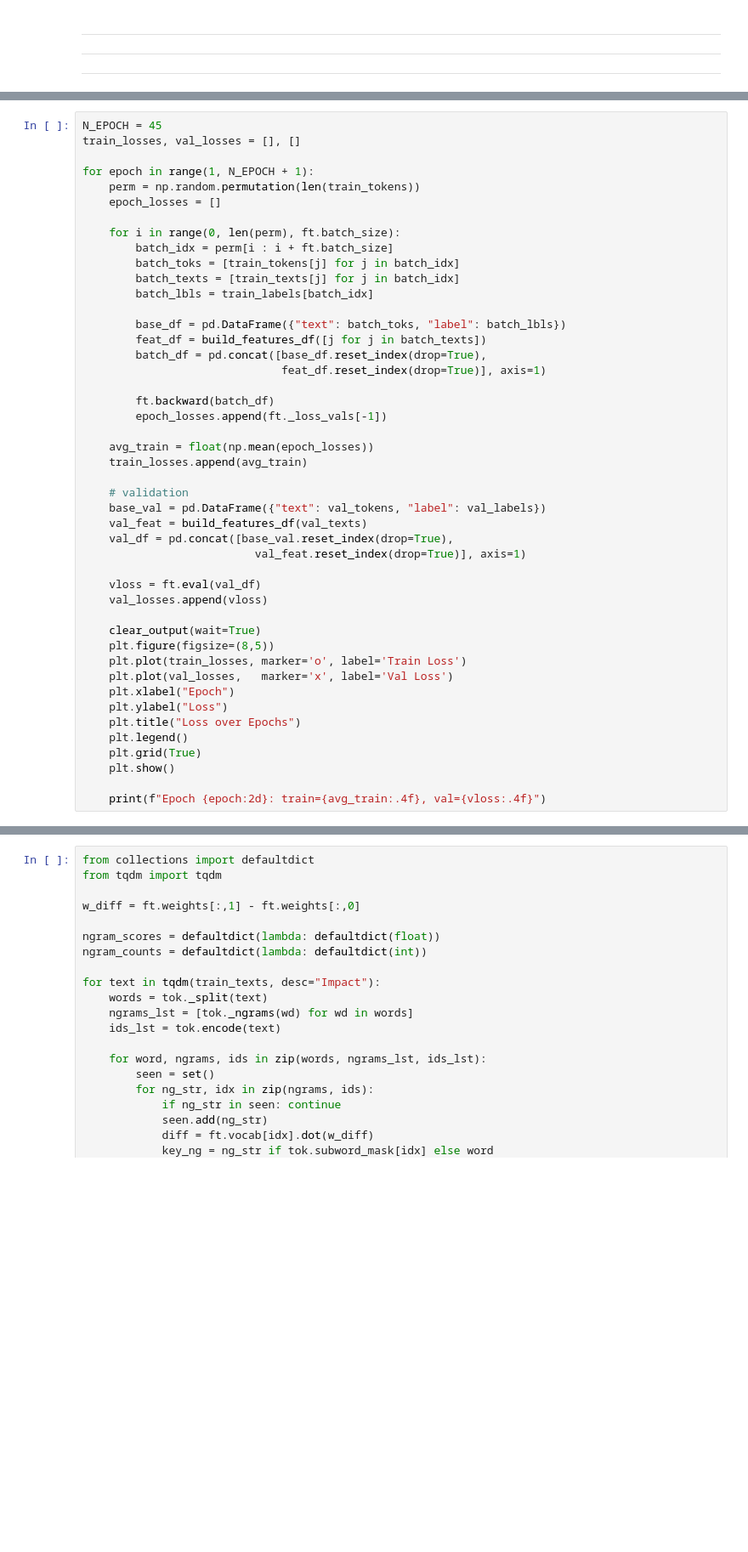
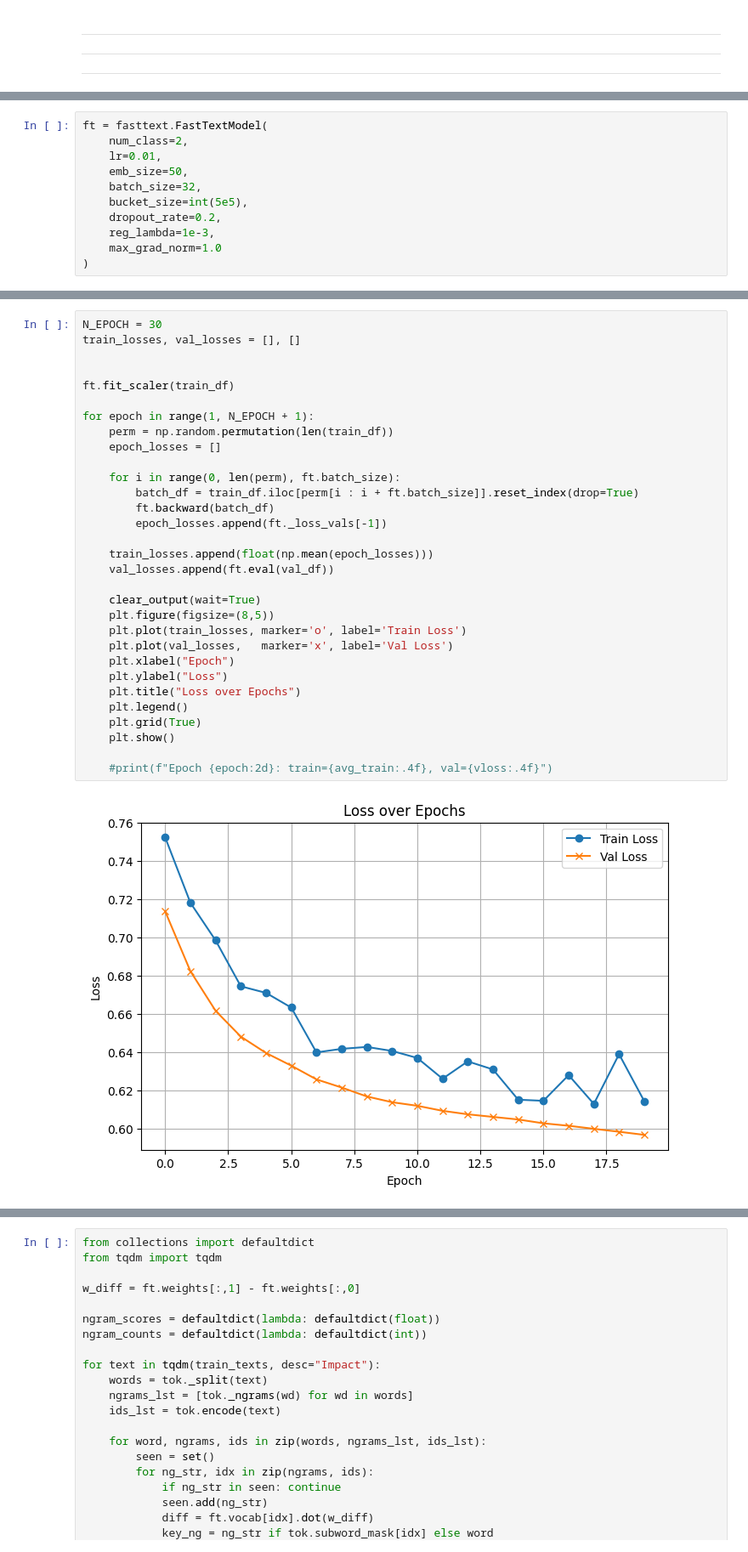
Before and after one commit to elalber2000/stop_slop, a Jupyter notebook: notebooks/fasttext_training-html.ipynb, the cells around one changed output, grey strips where cells are left out. Shown: that part at 85% size. Cells and saved outputs as stored; diff of their text form; blank space fills up the shorter version.

```diff
--- a/notebooks/fasttext_training-html.ipynb
+++ b/notebooks/fasttext_training-html.ipynb
@@ -487,0 +544,11 @@ ft = fasttext.FastTextModel(
+# %%
+ft = fasttext.FastTextModel(
+    num_class=2,
+    lr=0.01,
+    emb_size=50,
+    batch_size=32,
+    bucket_size=int(5e5),
+    dropout_rate=0.2,
+    reg_lambda=1e-3,
+    max_grad_norm=1.0
+)
@@ -488,47 +559,33 @@ ft = fasttext.FastTextModel(
 # %%
-N_EPOCH = 45
+N_EPOCH = 30
 train_losses, val_losses = [], []
 
+
+ft.fit_scaler(train_df)
+
 for epoch in range(1, N_EPOCH + 1):
-    perm = np.random.permutation(len(train_tokens))
+    perm = np.random.permutation(len(train_df))
     epoch_losses = []
 
     for i in range(0, len(perm), ft.batch_size):
-        batch_idx = perm[i : i + ft.batch_size]
-        batch_toks = [train_tokens[j] for j in batch_idx]
-        batch_texts = [train_texts[j] for j in batch_idx]
-        batch_lbls = train_labels[batch_idx]
-
-        base_df = pd.DataFrame({"text": batch_toks, "label": batch_lbls})
-        feat_df = build_features_df([j for j in batch_texts])
-        batch_df = pd.concat([base_df.reset_index(drop=True),
-                              feat_df.reset_index(drop=True)], axis=1)
-
+        batch_df = train_df.iloc[perm[i : i + ft.batch_size]].reset_index(drop=True)
         ft.backward(batch_df)
         epoch_losses.append(ft._loss_vals[-1])
 
-    avg_train = float(np.mean(epoch_losses))
-    train_losses.append(avg_train)
-
-    # validation
-    base_val = pd.DataFrame({"text": val_tokens, "label": val_labels})
-    val_feat = build_features_df(val_texts)
-    val_df = pd.concat([base_val.reset_index(drop=True),
-                          val_feat.reset_index(drop=True)], axis=1)
-
-    vloss = ft.eval(val_df)
-    val_losses.append(vloss)
+    train_losses.append(float(np.mean(epoch_losses)))
+    val_losses.append(ft.eval(val_df))
 
     clear_output(wait=True)
     plt.figure(figsize=(8,5))
     plt.plot(train_losses, marker='o', label='Train Loss')
     plt.plot(val_losses,   marker='x', label='Val Loss')
     plt.xlabel("Epoch")
     plt.ylabel("Loss")
     plt.title("Loss over Epochs")
     plt.legend()
     plt.grid(True)
     plt.show()
 
-    print(f"Epoch {epoch:2d}: train={avg_train:.4f}, val={vloss:.4f}")
+    #print(f"Epoch {epoch:2d}: train={avg_train:.4f}, val={vloss:.4f}")
 # %% [output]
+[figure, added]
```
Also changed, not shown: parts of 9 cells of this notebook, 4 other files.
